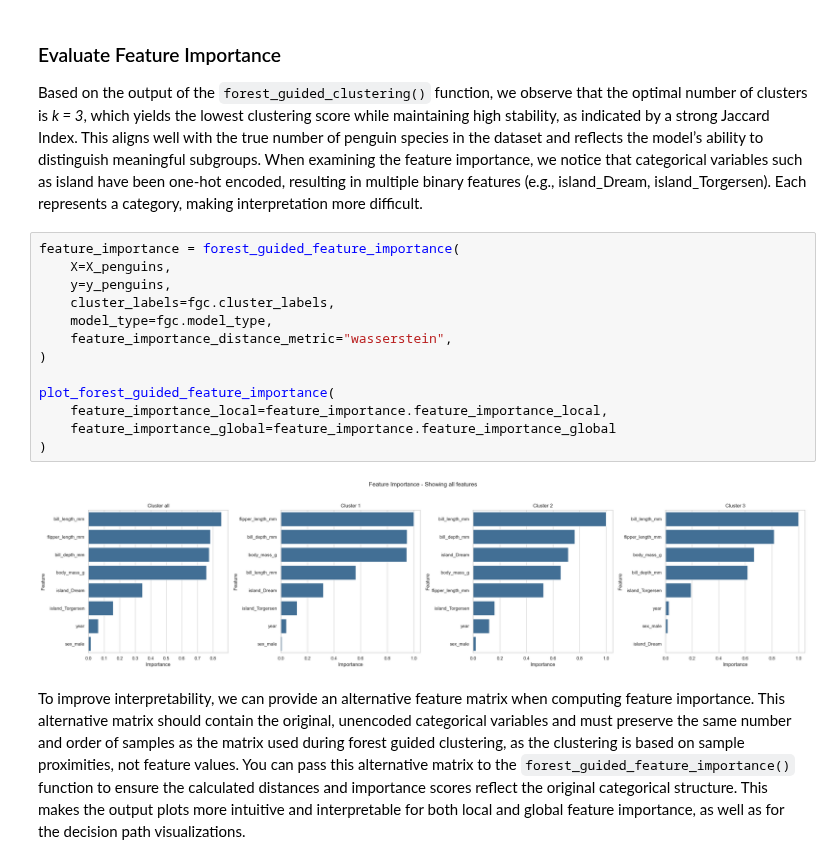
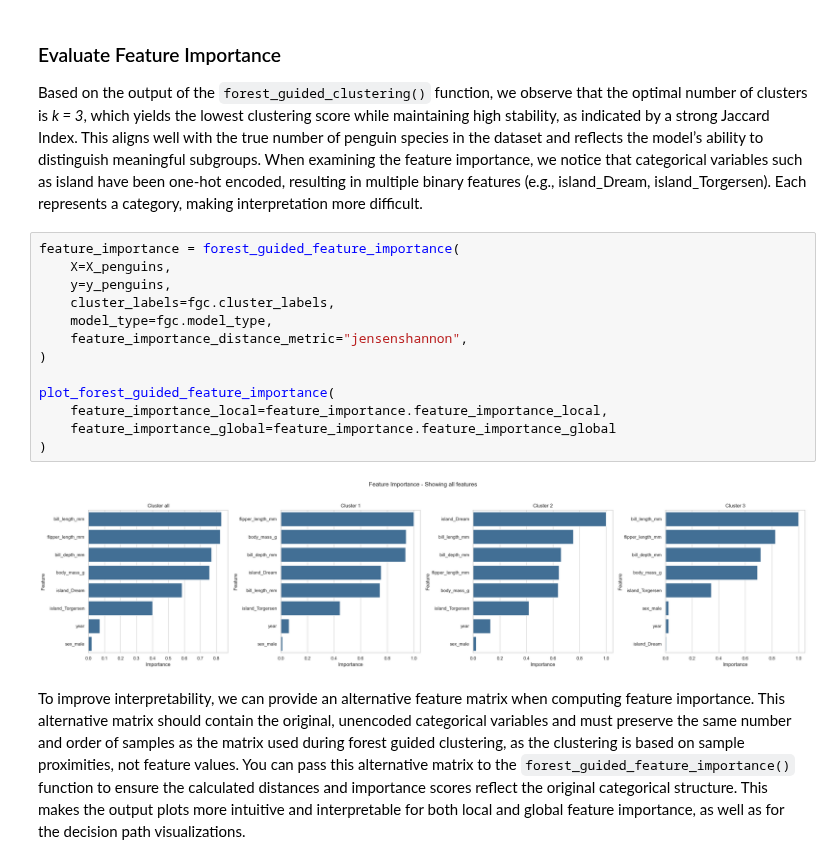
Before and after one commit to HelmholtzAI-Consultants-Munich/fg-clustering, a Jupyter notebook: tutorials/introduction_to_FGC_use_cases.ipynb, the cells around one changed output. Drawn from its saved outputs; the diff is of its cells as text.

```diff
--- a/tutorials/introduction_to_FGC_use_cases.ipynb
+++ b/tutorials/introduction_to_FGC_use_cases.ipynb
@@ -331,18 +330,18 @@ Based on the output of the `forest_guided_clustering()` function, we observe tha
 # %%
 feature_importance = forest_guided_feature_importance(
     X=X_penguins,
     y=y_penguins,
     cluster_labels=fgc.cluster_labels,
     model_type=fgc.model_type,
-    feature_importance_distance_metric="wasserstein",
+    feature_importance_distance_metric="jensenshannon",
 )
 
 plot_forest_guided_feature_importance(
     feature_importance_local=feature_importance.feature_importance_local,
     feature_importance_global=feature_importance.feature_importance_global
 )
 # %% [output]
-[figure, old version]
+[figure, new version]
 # %% [markdown]
 To improve interpretability, we can provide an alternative feature matrix when computing feature importance. This alternative matrix should contain the original, unencoded categorical variables and must preserve the same number and order of samples as the matrix used during forest guided clustering, as the clustering is based on sample proximities, not feature values. You can pass this alternative matrix to the `forest_guided_feature_importance()` function to ensure the calculated distances and importance scores reflect the original categorical structure. This makes the output plots more intuitive and interpretable for both local and global feature importance, as well as for the decision path visualizations.
 # %%
```
Also changed, not shown: parts of 4 cells of this notebook, 4 other files.
